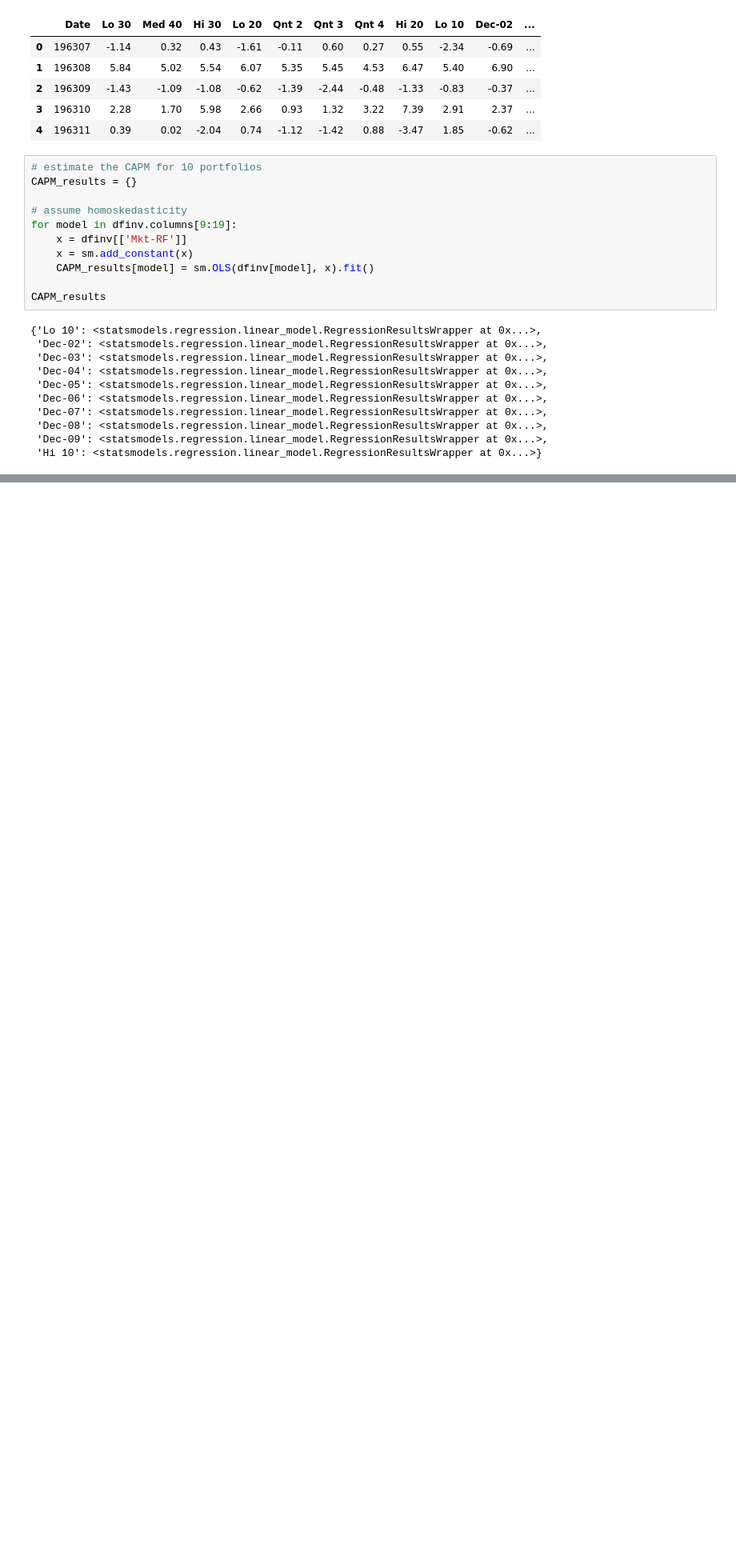
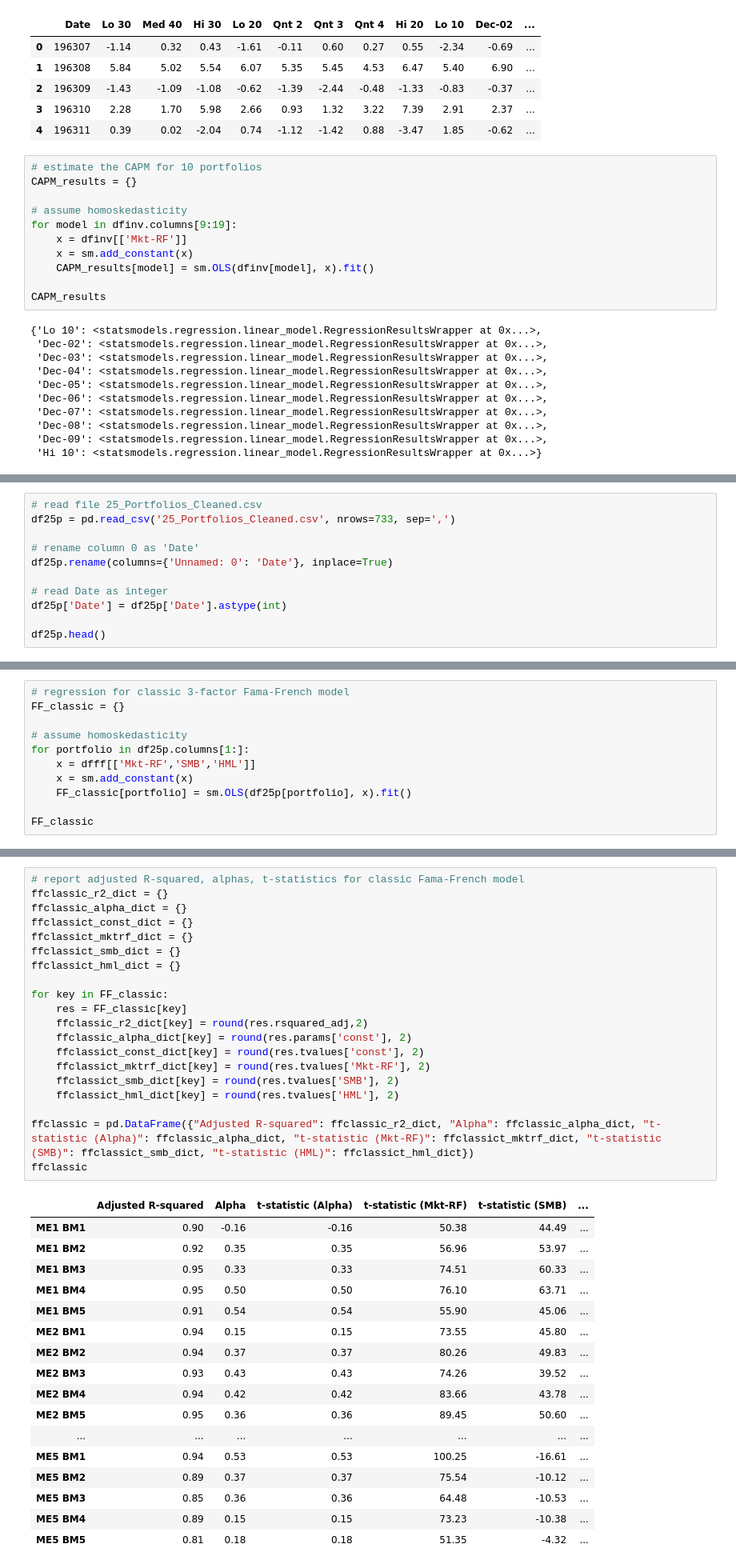
Before and after one commit to JiaqiSun45635/AP, a Jupyter notebook: Asset Pricing Assignment Q3.ipynb, the cells around one changed output, grey strips where cells are left out. Shown at 80% size. Saved outputs shown, nothing was run; the diff lists cells and outputs as text; blank space fills up the shorter version.

```diff
--- a/Asset Pricing Assignment Q3.ipynb
+++ b/Asset Pricing Assignment Q3.ipynb
@@ -99,0 +157,11 @@ display(alphas)
+# %%
+# read file 25_Portfolios_Cleaned.csv
+df25p = pd.read_csv('25_Portfolios_Cleaned.csv', nrows=733, sep=',')
+
+# rename column 0 as 'Date'
+df25p.rename(columns={'Unnamed: 0': 'Date'}, inplace=True)
+
+# read Date as integer
+df25p['Date'] = df25p['Date'].astype(int)
+
+df25p.head()
@@ -99,0 +176,11 @@ display(alphas)
+# %%
+# regression for classic 3-factor Fama-French model
+FF_classic = {}
+
+# assume homoskedasticity
+for portfolio in df25p.columns[1:]:
+    x = dfff[['Mkt-RF','SMB','HML']]
+    x = sm.add_constant(x)
+    FF_classic[portfolio] = sm.OLS(df25p[portfolio], x).fit()
+
+FF_classic
@@ -99,0 +234,38 @@ display(alphas)
+# %%
+# report adjusted R-squared, alphas, t-statistics for classic Fama-French model
+ffclassic_r2_dict = {}
+ffclassic_alpha_dict = {}
+ffclassict_const_dict = {}
+ffclassict_mktrf_dict = {}
+ffclassict_smb_dict = {}
+ffclassict_hml_dict = {}
+
+for key in FF_classic:
+    res = FF_classic[key]
+    ffclassic_r2_dict[key] = round(res.rsquared_adj,2)
+    ffclassic_alpha_dict[key] = round(res.params['const'], 2)
+    ffclassict_const_dict[key] = round(res.tvalues['const'], 2)
+    ffclassict_mktrf_dict[key] = round(res.tvalues['Mkt-RF'], 2)
+    ffclassict_smb_dict[key] = round(res.tvalues['SMB'], 2)
+    ffclassict_hml_dict[key] = round(res.tvalues['HML'], 2)
+
+ffclassic = pd.DataFrame({"Adjusted R-squared": ffclassic_r2_dict, "Alpha": ffclassic_alpha_dict, "t-statistic (Alpha)": ffclassic_alpha_dict, "t-statistic (Mkt-RF)": ffclassict_mktrf_dict, "t-statistic (SMB)": ffclassict_smb_dict, "t-statistic (HML)": ffclassict_hml_dict})
+ffclassic
+# %% [output]
+|  | Adjusted R-squared | Alpha | t-statistic (Alpha) | t-statistic (Mkt-RF) | t-statistic (SMB) | ... |
+| ME1 BM1 | 0.90 | -0.16 | -0.16 | 50.38 | 44.49 | ... |
+| ME1 BM2 | 0.92 | 0.35 | 0.35 | 56.96 | 53.97 | ... |
+| ME1 BM3 | 0.95 | 0.33 | 0.33 | 74.51 | 60.33 | ... |
+| ME1 BM4 | 0.95 | 0.50 | 0.50 | 76.10 | 63.71 | ... |
+| ME1 BM5 | 0.91 | 0.54 | 0.54 | 55.90 | 45.06 | ... |
+| ME2 BM1 | 0.94 | 0.15 | 0.15 | 73.55 | 45.80 | ... |
+| ME2 BM2 | 0.94 | 0.37 | 0.37 | 80.26 | 49.83 | ... |
+| ME2 BM3 | 0.93 | 0.43 | 0.43 | 74.26 | 39.52 | ... |
+| ME2 BM4 | 0.94 | 0.42 | 0.42 | 83.66 | 43.78 | ... |
+| ME2 BM5 | 0.95 | 0.36 | 0.36 | 89.45 | 50.60 | ... |
+| ... | ... | ... | ... | ... | ... | ... |
+| ME5 BM1 | 0.94 | 0.53 | 0.53 | 100.25 | -16.61 | ... |
+| ME5 BM2 | 0.89 | 0.37 | 0.37 | 75.54 | -10.12 | ... |
+| ME5 BM3 | 0.85 | 0.36 | 0.36 | 64.48 | -10.53 | ... |
+| ME5 BM4 | 0.89 | 0.15 | 0.15 | 73.23 | -10.38 | ... |
+| ME5 BM5 | 0.81 | 0.18 | 0.18 | 51.35 | -4.32 | ... |
```
Also changed, not shown: parts of 17 cells of this notebook, 6 other files.
